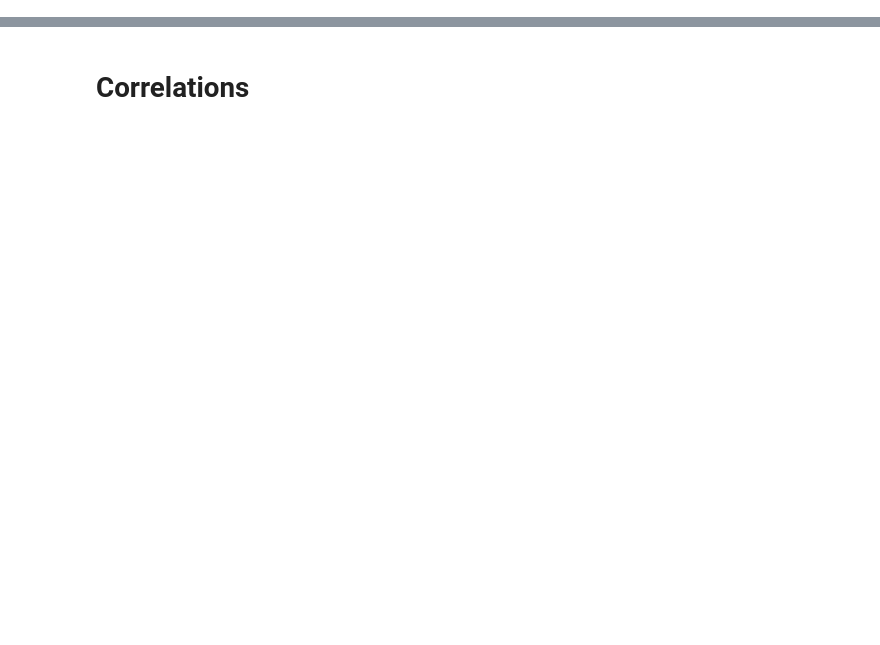
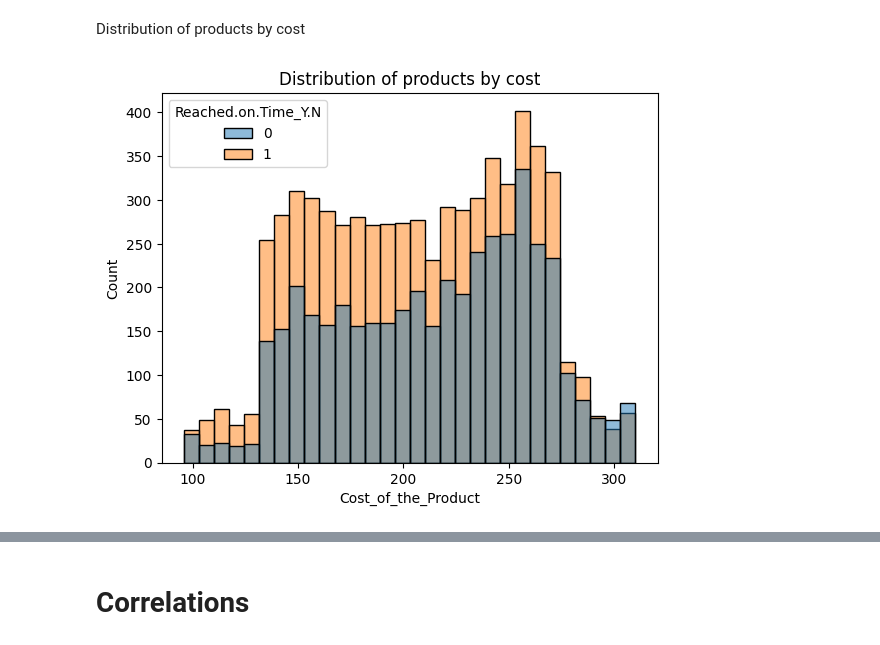
Before and after one commit to KamilShaydullin/Shipping-Classification, a Jupyter notebook: Shipping_reached_on_time_classification.ipynb, the cells around one changed output, grey strips where cells are left out. Cells and saved outputs as stored; diff of their text form; code cells hidden in the pictures; blank space fills up the shorter version.

```diff
--- a/Shipping_reached_on_time_classification.ipynb
+++ b/Shipping_reached_on_time_classification.ipynb
@@ -21,0 +71,8 @@ df = pd.read_csv('shipping.csv', encoding='iso-8859-1')
+# %% [markdown]
+Distribution of products by cost
+# %%
+plt.title('Distribution of products by cost')
+sns.histplot(data=df,x='Cost_of_the_Product', hue = 'Reached.on.Time_Y.N')
+plt.show()
+# %% [output]
+[figure, added]
```
Also changed, not shown: parts of 78 cells of this notebook.
